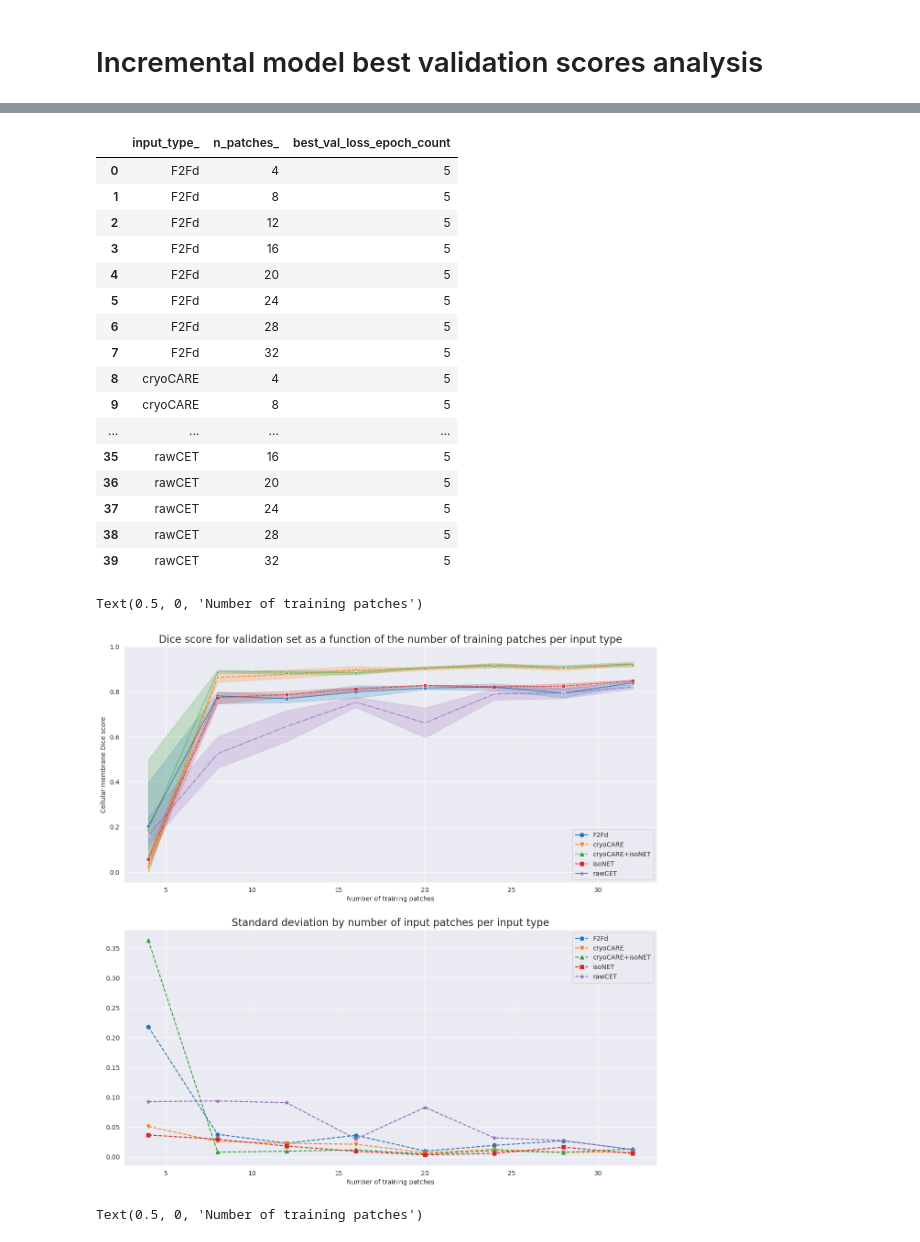
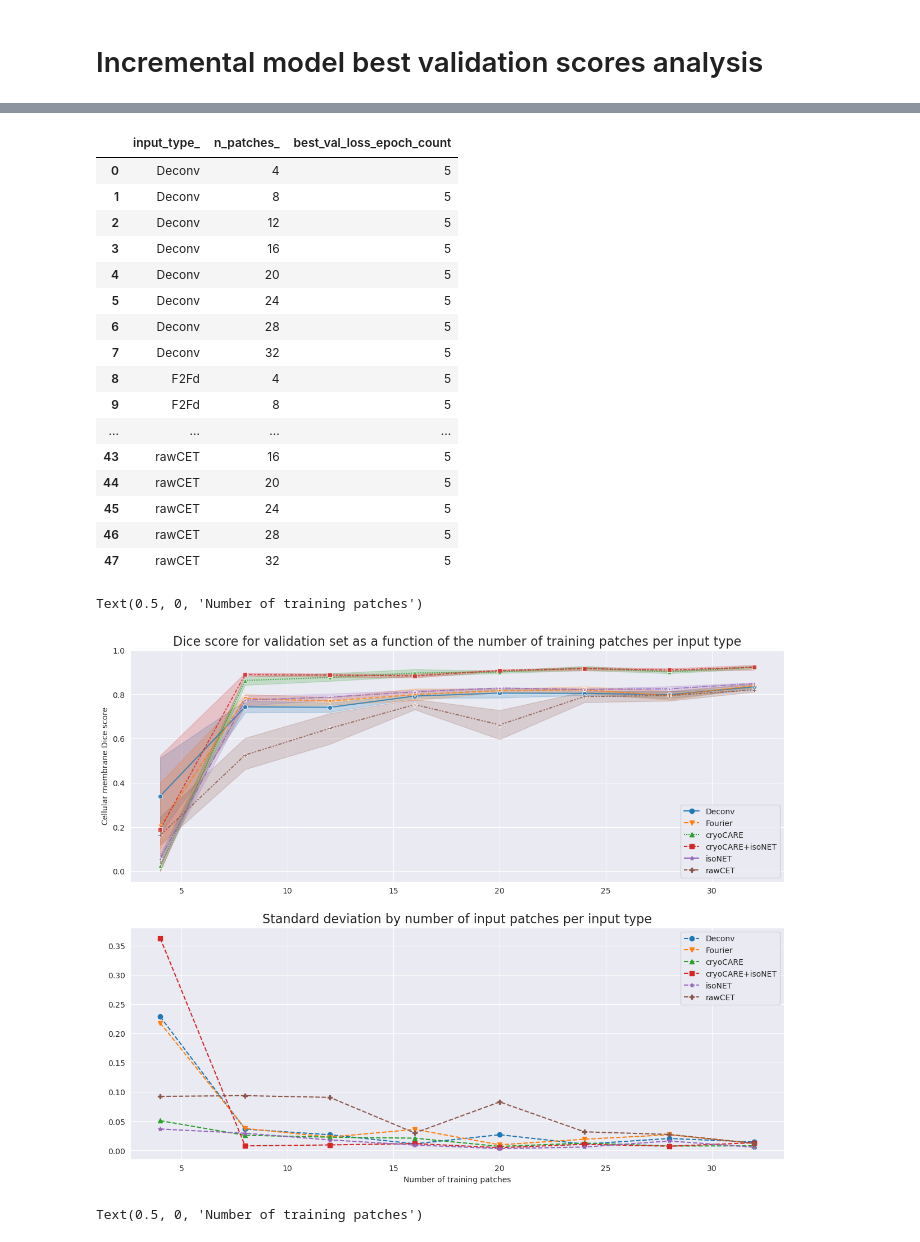
Before and after one commit to Fickincool/master-thesis, a Jupyter notebook: Notebooks/7.00_tomoSegmentPipeline/7.02_analyze_incremental_models.ipynb, the cells around one changed output, grey strips where cells are left out. Saved outputs shown, nothing was run; the diff lists cells and outputs as text; code cells hidden in the pictures.

Commit message:
Include Deconv on incremental model analysis

```diff
--- a/Notebooks/7.00_tomoSegmentPipeline/7.02_analyze_incremental_models.ipynb
+++ b/Notebooks/7.00_tomoSegmentPipeline/7.02_analyze_incremental_models.ipynb
@@ -118,7 +144,8 @@ df_incremental = pd.DataFrame(model_info, columns=['name', 'input_type', 'epochs
 
 df_incremental = df_incremental[df_incremental.n_patches%4==0].sort_values(['input_type', 'n_patches'])
 df_incremental = df_incremental[df_incremental.patch_size=='in84']
-df_incremental = df_incremental[df_incremental.input_type!='Deconv']
+# df_incremental = df_incremental[df_incremental.input_type!='Deconv']
+df_incremental['input_type'] = df_incremental.input_type.map(lambda x: 'Fourier' if x=='F2Fd' else x).values
 
 print(df_incremental.shape)
 df_incremental.head()
@@ -135,6 +162,14 @@ loss_means = df_incremental[df_incremental.n_patches%4==0].groupby(['input_type'
                                                                 'associated_val_class1_dice':['mean','std']}).reset_index()
 loss_means.columns = ['_'.join(col) for col in loss_means.columns]
 
+
+ref_name = 'Fourier'
+ref = loss_means[loss_means.input_type_==ref_name][['n_patches_', 'associated_val_class1_dice_mean']]
+ref.columns = ['n_patches_', 'pct_diff_vs_%s' %ref_name]
+loss_means = loss_means.merge(ref, on='n_patches_')
+
+loss_means['pct_diff_vs_%s' %ref_name] = 100*(loss_means.associated_val_class1_dice_mean-loss_means['pct_diff_vs_%s' %ref_name])/loss_means['pct_diff_vs_%s' %ref_name]
+
 loss_means.head()
 # %% [output]
 |  | input_type_ | n_patches_ | best_val_loss_epoch_mean | best_val_loss_epoch_std | best_val_loss_epoch_count | ... |
@@ -147,49 +191,49 @@ loss_means.head()
 loss_means[['input_type_', 'n_patches_', 'best_val_loss_epoch_count']].drop_duplicates()
 # %% [output]
 |  | input_type_ | n_patches_ | best_val_loss_epoch_count |
-| 0 | F2Fd | 4 | 5 |
-| 1 | F2Fd | 8 | 5 |
-| 2 | F2Fd | 12 | 5 |
-| 3 | F2Fd | 16 | 5 |
-| 4 | F2Fd | 20 | 5 |
-| 5 | F2Fd | 24 | 5 |
-| 6 | F2Fd | 28 | 5 |
-| 7 | F2Fd | 32 | 5 |
-| 8 | cryoCARE | 4 | 5 |
-| 9 | cryoCARE | 8 | 5 |
+| 0 | Deconv | 4 | 5 |
+| 1 | Deconv | 8 | 5 |
+| 2 | Deconv | 12 | 5 |
+| 3 | Deconv | 16 | 5 |
+| 4 | Deconv | 20 | 5 |
+| 5 | Deconv | 24 | 5 |
+| 6 | Deconv | 28 | 5 |
+| 7 | Deconv | 32 | 5 |
+| 8 | F2Fd | 4 | 5 |
+| 9 | F2Fd | 8 | 5 |
 | ... | ... | ... | ... |
-| 35 | rawCET | 16 | 5 |
-| 36 | rawCET | 20 | 5 |
-| 37 | rawCET | 24 | 5 |
-| 38 | rawCET | 28 | 5 |
-| 39 | rawCET | 32 | 5 |
+| 43 | rawCET | 16 | 5 |
+| 44 | rawCET | 20 | 5 |
+| 45 | rawCET | 24 | 5 |
+| 46 | rawCET | 28 | 5 |
+| 47 | rawCET | 32 | 5 |
 # %%
-markers = ['o', 'v', '^', 's', '*']
+markers = ['o', 'v', '^', 's', '*', 'P']
 sns.set_style("darkgrid")
 
-fig, (ax_mean, ax_std) = plt.subplots(2, 1, figsize=(15, 15), dpi=100)
+fig, (ax_mean, ax_std) = plt.subplots(2, 1, figsize=(15, 12), dpi=100)
 # plt.tight_layout()
 
 sns.lineplot(x='n_patches', y='associated_val_class1_dice', hue='input_type', data=df_incremental, style='input_type', markers=markers, alpha=0.8, ax=ax_mean)
 
 ax_mean.legend(loc='lower right')
 ax_mean.set_title('Dice score for validation set as a function of the number of training patches per input type', size=16)
 ax_mean.set_ylim(top=1)
 ax_mean.set_ylabel('Cellular membrane Dice score')
-ax_mean.set_xlabel('Number of training patches')
+ax_mean.set_xlabel('')
 
 
 count = 0
 for i, g in loss_means.set_index('n_patches_').groupby('input_type_'):
     g = g.reset_index()
     ax_std.plot(g['n_patches_'], g['associated_val_class1_dice_std'], label=i, marker=markers[count], linestyle='dashed')
     ax_std.legend()
     count+=1
 ax_std.set_title('Standard deviation by number of input patches per input type', size=16)
 ax_std.set_xlabel('Number of training patches')
 # %% [output]
 Text(0.5, 0, 'Number of training patches')
-[figure, old version]
+[figure, new version]
 # %%
 markers = ['o', 'v', '^', 's', '*']
 sns.set_style("darkgrid")
```
Also changed, not shown: parts of 14 cells of this notebook.
